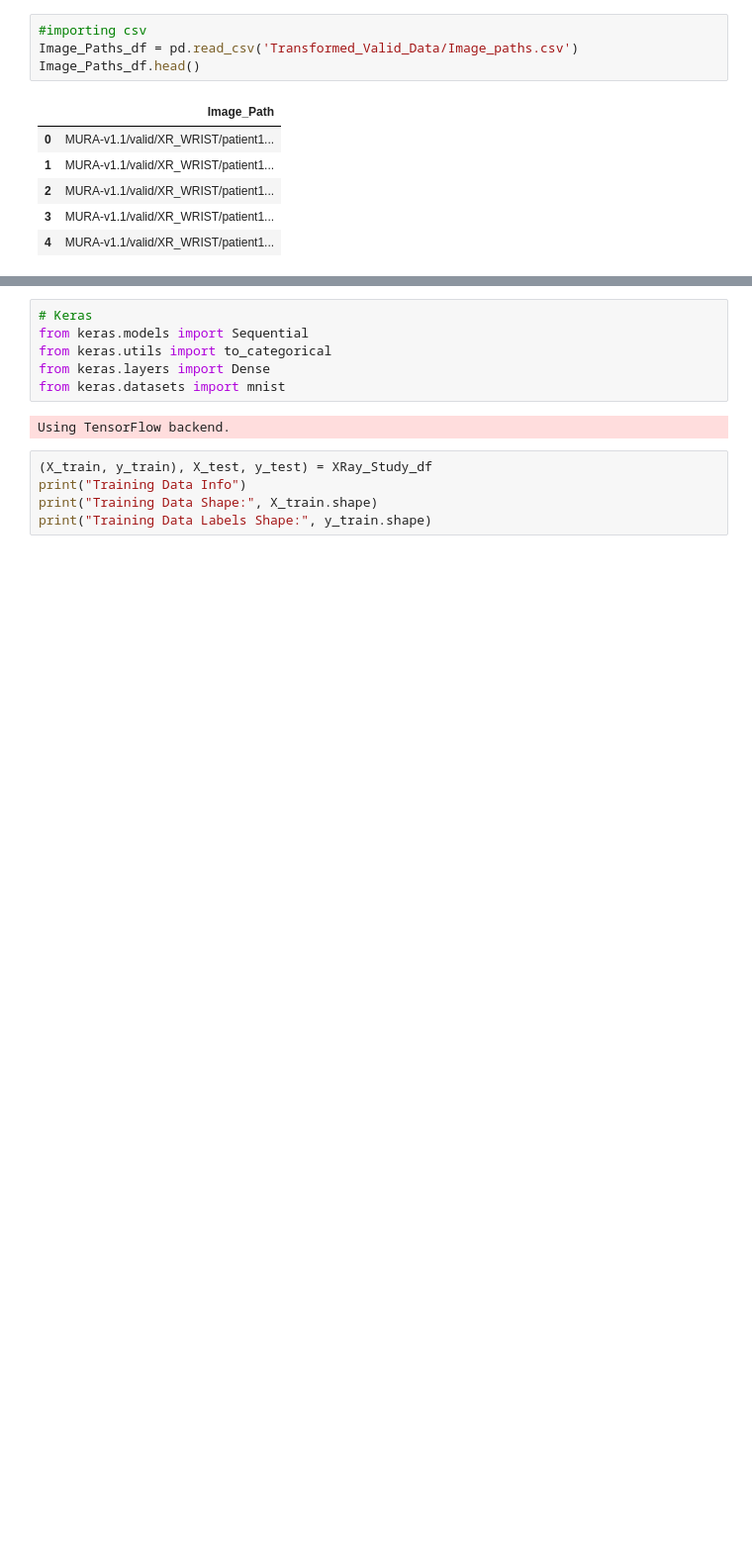
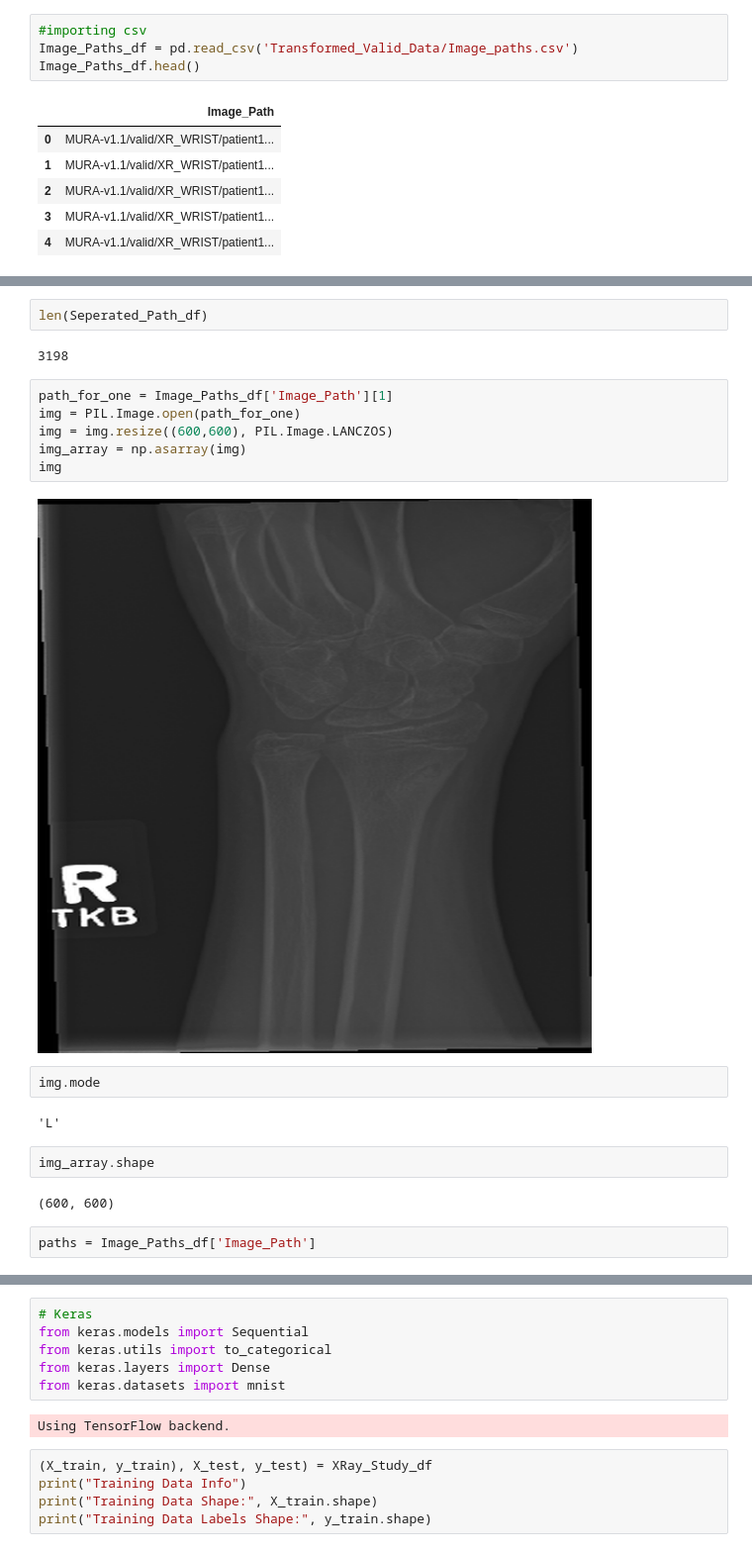
Before and after one commit to tyleralev/XRay_CNN_Project, a Jupyter notebook: CNN_Model.ipynb, the cells around one changed output, grey strips where cells are left out. Shown: that part at 99% size. Cells and saved outputs as stored; diff of their text form; blank space fills up the shorter version.

```diff
--- a/CNN_Model.ipynb
+++ b/CNN_Model.ipynb
@@ -41,3 +37,25 @@ Valid_Seperated_Results_df.head()
 | 2 | MURA-v1.1 | valid | XR_WRIST | patient11185 | study1_positive | image3.png |
 | 3 | MURA-v1.1 | valid | XR_WRIST | patient11185 | study1_positive | image4.png |
 | 4 | MURA-v1.1 | valid | XR_WRIST | patient11186 | study1_positive | image1.png |
+# %%
+len(Seperated_Path_df)
+# %% [output]
+3198
+# %%
+path_for_one = Image_Paths_df['Image_Path'][1]
+img = PIL.Image.open(path_for_one)
+img = img.resize((600,600), PIL.Image.LANCZOS)
+img_array = np.asarray(img)
+img
+# %% [output]
+[figure, added]
+# %%
+img.mode
+# %% [output]
+'L'
+# %%
+img_array.shape
+# %% [output]
+(600, 600)
+# %%
+paths = Image_Paths_df['Image_Path']
```
Also changed, not shown: parts of 15 cells of this notebook, 1 other file.
